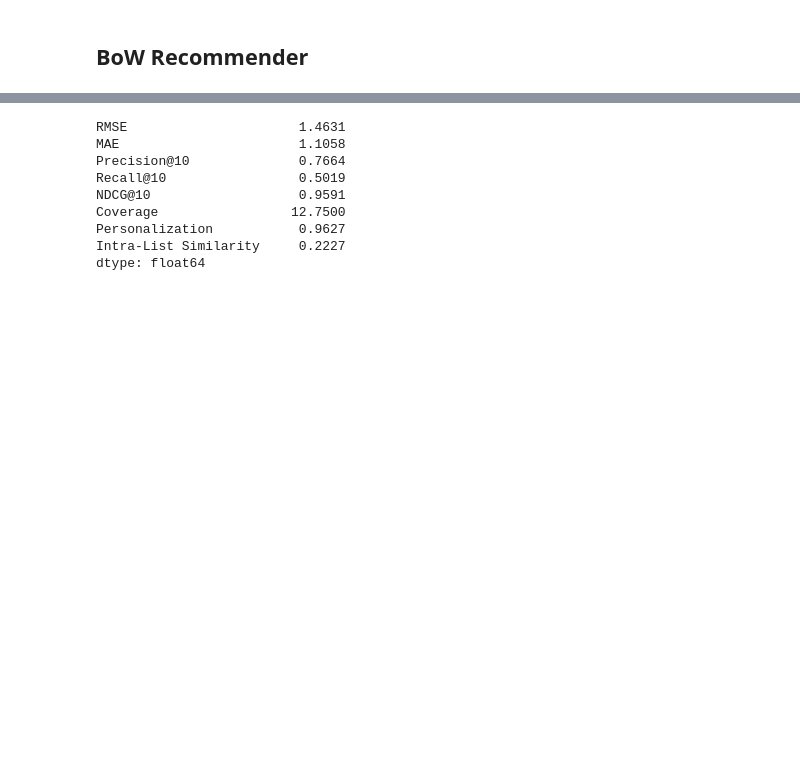
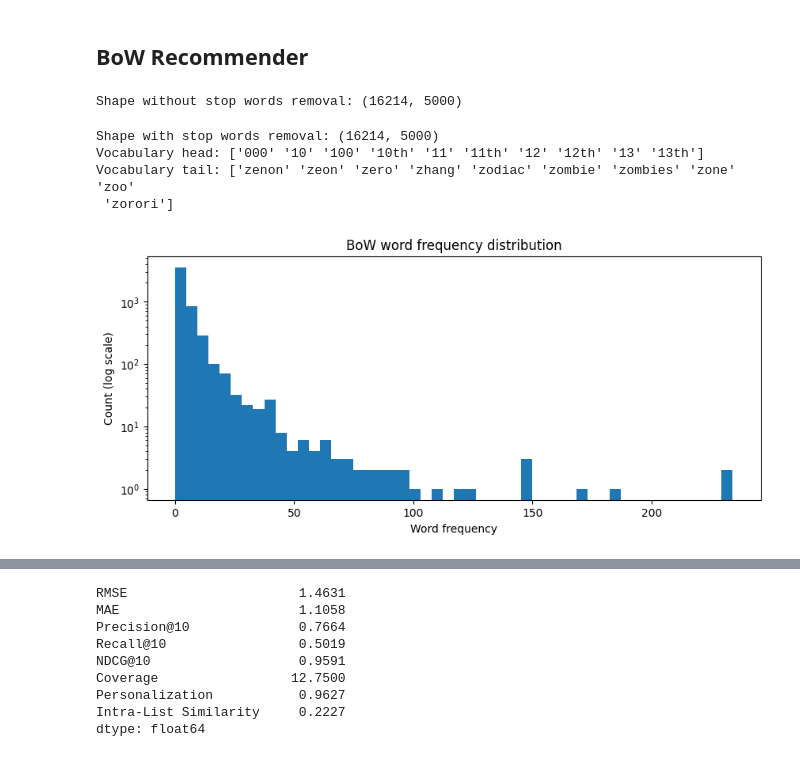
Before and after one commit to rubendjg/Anime-Recommendation-System, a Jupyter notebook: modeling/modeling.ipynb, the cells around one changed output, grey strips where cells are left out. Saved outputs shown, nothing was run; the diff lists cells and outputs as text; code cells hidden in the pictures; blank space fills up the shorter version.

```diff
--- a/modeling/modeling.ipynb
+++ b/modeling/modeling.ipynb
@@ -360,3 +365,32 @@ pd.DataFrame(cv_results)[["test_rmse", "test_mae", "train_rmse", "train_mae"]].a
 # %%
 _synopsis_df = pd.read_csv("../anime_with_synopsis.csv")[["MAL_ID", "sypnopsis"]].set_index("MAL_ID")
 _synopsis_df["sypnopsis"] = _synopsis_df["sypnopsis"].fillna("")
+# %%
+vectorizer_no_stop = CountVectorizer(max_features=5000)
+bow_no_stop = vectorizer_no_stop.fit_transform(_synopsis_df["sypnopsis"])
+print("Shape without stop words removal:", bow_no_stop.shape)
+# %% [output]
+Shape without stop words removal: (16214, 5000)
+# %%
+vectorizer_stop = CountVectorizer(stop_words="english", max_features=5000)
+bow_stop = vectorizer_stop.fit_transform(_synopsis_df["sypnopsis"])
+print("Shape with stop words removal:", bow_stop.shape)
+vocab = vectorizer_stop.get_feature_names_out()
+print("Vocabulary head:", vocab[:10])
+print("Vocabulary tail:", vocab[-10:])
+# %% [output]
+Shape with stop words removal: (16214, 5000)
+Vocabulary head: ['000' '10' '100' '10th' '11' '11th' '12' '12th' '13' '13th']
+Vocabulary tail: ['zenon' 'zeon' 'zero' 'zhang' 'zodiac' 'zombie' 'zombies' 'zone' 'zoo'
+ 'zorori']
+# %%
+import matplotlib.pyplot as plt
+word_counts = bow_stop.toarray()[:500].sum(axis=0)
+plt.figure(figsize=(10, 4))
+plt.hist(word_counts, bins=50, log=True)
+plt.xlabel("Word frequency")
+plt.ylabel("Count (log scale)")
+plt.title("BoW word frequency distribution")
+plt.show()
+# %% [output]
+[figure, added]
```
Also changed, not shown: parts of 22 cells of this notebook, 1 other file.
